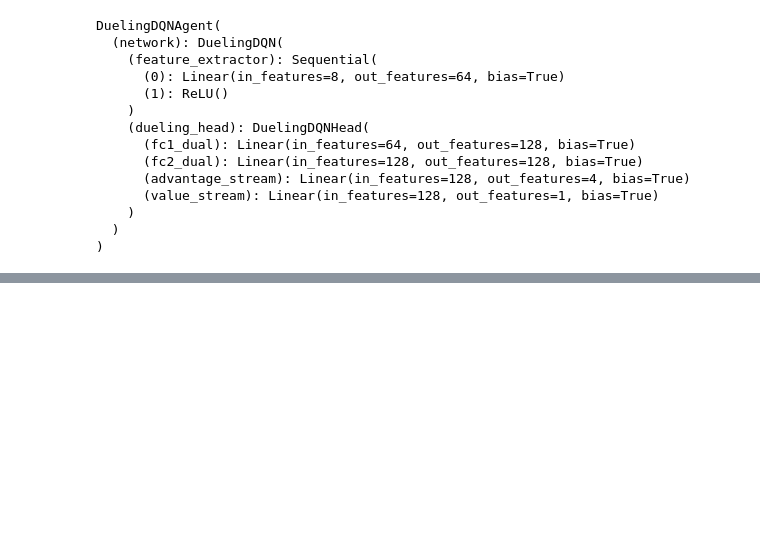
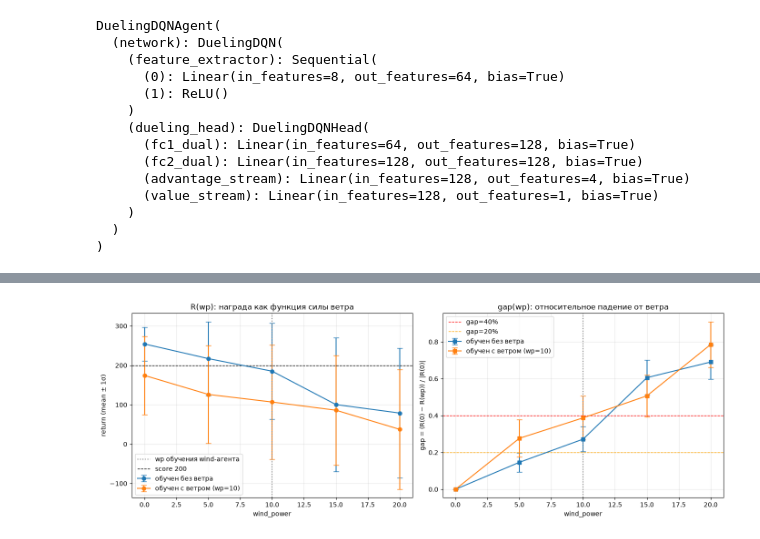
Before and after one commit to Andrey-EE-ML-ICS/RL_TRACK_SW, a Jupyter notebook: Session_task.ipynb, the cells around one changed output, grey strips where cells are left out. Cells and saved outputs as stored; diff of their text form; code cells hidden in the pictures; blank space fills up the shorter version.

```diff
--- a/Session_task.ipynb
+++ b/Session_task.ipynb
@@ -1250,0 +1210,52 @@ plt.close(fig)
+# %%
+fig, axes = plt.subplots(1, 2, figsize=(14, 5))
+
+# --- R(wp) ---
+ax = axes[0]
+for d, label, color in [
+    (dict_mean_std_agent_no_wind, "обучен без ветра", "tab:blue"),
+    (dict_mean_std_reward_agent_wind, "обучен с ветром (wp=10)", "tab:orange"),
+]:
+    means = [d[wp][0] for wp in WIND_POWERS]
+    stds = [d[wp][1] for wp in WIND_POWERS]
+    ax.errorbar(WIND_POWERS, means, yerr=stds, marker="o", capsize=4,
+                label=label, color=color)
+ax.axvline(10, color="gray", linestyle=":", label="wp обучения wind-агента")
+ax.axhline(200, color="black", linestyle="--", linewidth=1, label="score 200")
+ax.set(xlabel="wind_power", ylabel="return (mean ± 1σ)",
+       title="R(wp): награда как функция силы ветра")
+ax.grid(alpha=0.3)
+ax.legend()
+
+# --- gap(wp) без bootstrap: ошибка через propagation ---
+ax = axes[1]
+for d, label, color in [
+    (dict_mean_std_agent_no_wind, "обучен без ветра", "tab:blue"),
+    (dict_mean_std_reward_agent_wind, "обучен с ветром (wp=10)", "tab:orange"),
+]:
+    r0_mean = d[0][0]
+    gaps, errs = [], []
+    for wp in WIND_POWERS:
+        if wp == 0:
+            gaps.append(0.0)
+            errs.append(0.0)
+            continue
+        m, s = d[wp]
+        gap = (r0_mean - m) / abs(r0_mean)
+        # грубая ошибка: SE_gap ≈ s / (sqrt(N) * |r0|)  (только от R(wp))
+        errs.append(s / np.sqrt(N_EPISODES) / abs(r0_mean))
+        gaps.append(gap)
+    ax.errorbar(WIND_POWERS, gaps, yerr=errs, marker="s", capsize=4,
+                label=label, color=color)
+ax.axhline(0.4, color="red", linestyle="--", linewidth=1, label="gap=40%")
+ax.axhline(0.2, color="orange", linestyle="--", linewidth=1, label="gap=20%")
+ax.axvline(10, color="gray", linestyle=":")
+ax.set(xlabel="wind_power", ylabel="gap = (R(0) − R(wp)) / |R(0)|",
+       title="gap(wp): относительное падение от ветра")
+ax.grid(alpha=0.3)
+ax.legend()
+
+plt.tight_layout()
+plt.show()
+# %% [output]
+[figure, added]
```
Also changed, not shown: parts of 34 cells of this notebook, 5 other files.
